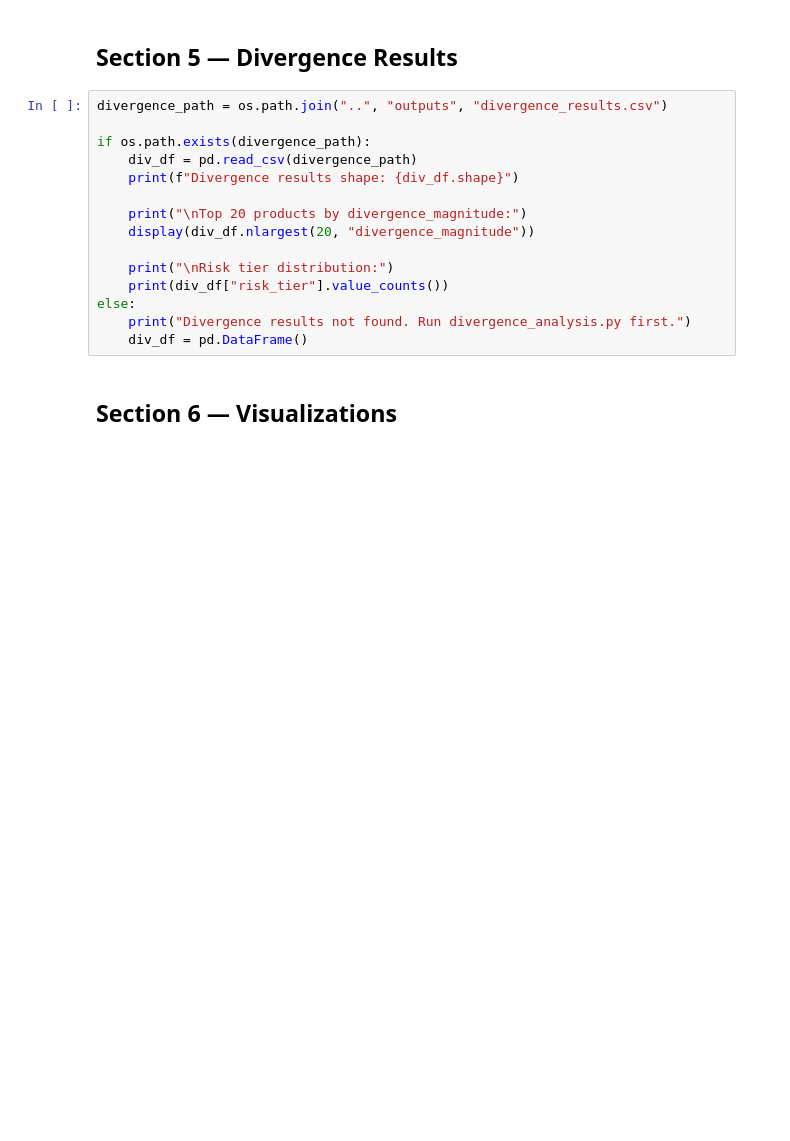
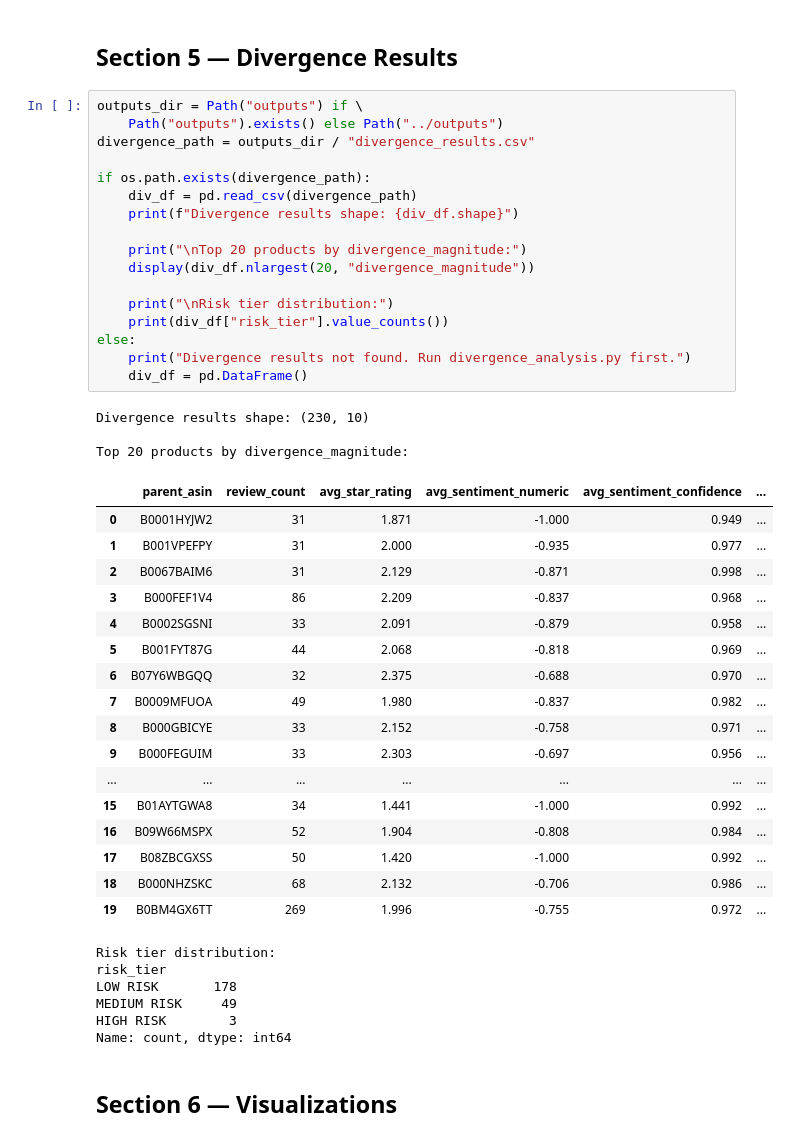
Before and after one commit to bachhavathang/BigQuery-Pipeline-Project-, a Jupyter notebook: notebooks/exploration.ipynb, the cells around one changed output. Drawn from its saved outputs; the diff is of its cells as text; blank space fills up the shorter version.

```diff
--- a/notebooks/exploration.ipynb
+++ b/notebooks/exploration.ipynb
@@ -69,20 +161,49 @@ print(f"reviews_with_sentiment row count: {sentiment_count['row_count'].iloc[0]:
 # %% [markdown]
 ## Section 5 — Divergence Results
 # %%
-divergence_path = os.path.join("..", "outputs", "divergence_results.csv")
+outputs_dir = Path("outputs") if \
+    Path("outputs").exists() else Path("../outputs")
+divergence_path = outputs_dir / "divergence_results.csv"
 
 if os.path.exists(divergence_path):
     div_df = pd.read_csv(divergence_path)
     print(f"Divergence results shape: {div_df.shape}")
 
     print("\nTop 20 products by divergence_magnitude:")
     display(div_df.nlargest(20, "divergence_magnitude"))
 
     print("\nRisk tier distribution:")
     print(div_df["risk_tier"].value_counts())
 else:
     print("Divergence results not found. Run divergence_analysis.py first.")
     div_df = pd.DataFrame()
+# %% [output]
+Divergence results shape: (230, 10)
+
+Top 20 products by divergence_magnitude:
+|  | parent_asin | review_count | avg_star_rating | avg_sentiment_numeric | avg_sentiment_confidence | ... |
+| 0 | B0001HYJW2 | 31 | 1.871 | -1.000 | 0.949 | ... |
+| 1 | B001VPEFPY | 31 | 2.000 | -0.935 | 0.977 | ... |
+| 2 | B0067BAIM6 | 31 | 2.129 | -0.871 | 0.998 | ... |
+| 3 | B000FEF1V4 | 86 | 2.209 | -0.837 | 0.968 | ... |
+| 4 | B0002SGSNI | 33 | 2.091 | -0.879 | 0.958 | ... |
+| 5 | B001FYT87G | 44 | 2.068 | -0.818 | 0.969 | ... |
+| 6 | B07Y6WBGQQ | 32 | 2.375 | -0.688 | 0.970 | ... |
+| 7 | B0009MFUOA | 49 | 1.980 | -0.837 | 0.982 | ... |
+| 8 | B000GBICYE | 33 | 2.152 | -0.758 | 0.971 | ... |
+| 9 | B000FEGUIM | 33 | 2.303 | -0.697 | 0.956 | ... |
+| ... | ... | ... | ... | ... | ... | ... |
+| 15 | B01AYTGWA8 | 34 | 1.441 | -1.000 | 0.992 | ... |
+| 16 | B09W66MSPX | 52 | 1.904 | -0.808 | 0.984 | ... |
+| 17 | B08ZBCGXSS | 50 | 1.420 | -1.000 | 0.992 | ... |
+| 18 | B000NHZSKC | 68 | 2.132 | -0.706 | 0.986 | ... |
+| 19 | B0BM4GX6TT | 269 | 1.996 | -0.755 | 0.972 | ... |
+Risk tier distribution:
+risk_tier
+LOW RISK       178
+MEDIUM RISK     49
+HIGH RISK        3
+Name: count, dtype: int64
 # %% [markdown]
 ## Section 6 — Visualizations
 # %% [markdown]
```
Also changed, not shown: parts of 9 cells of this notebook.
